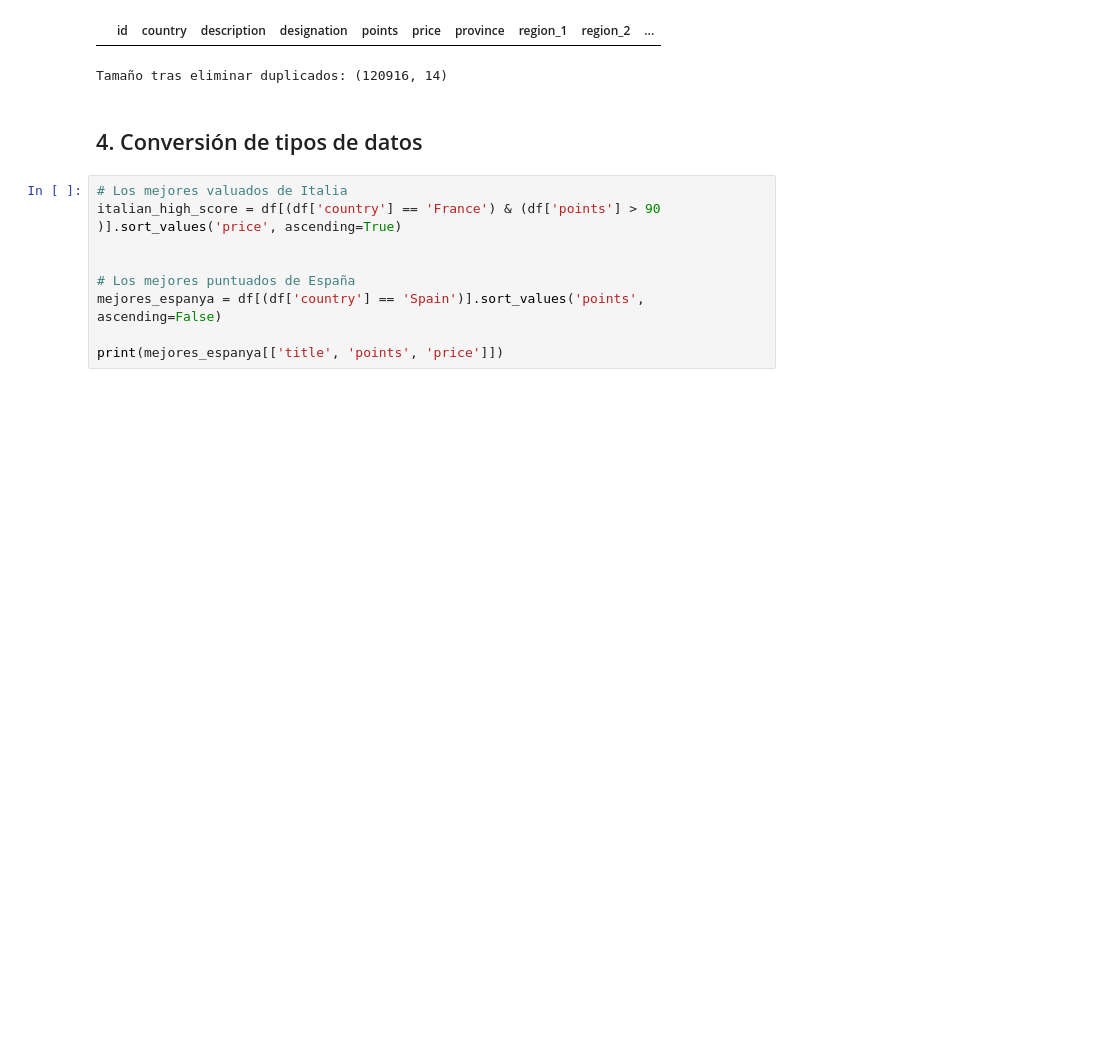
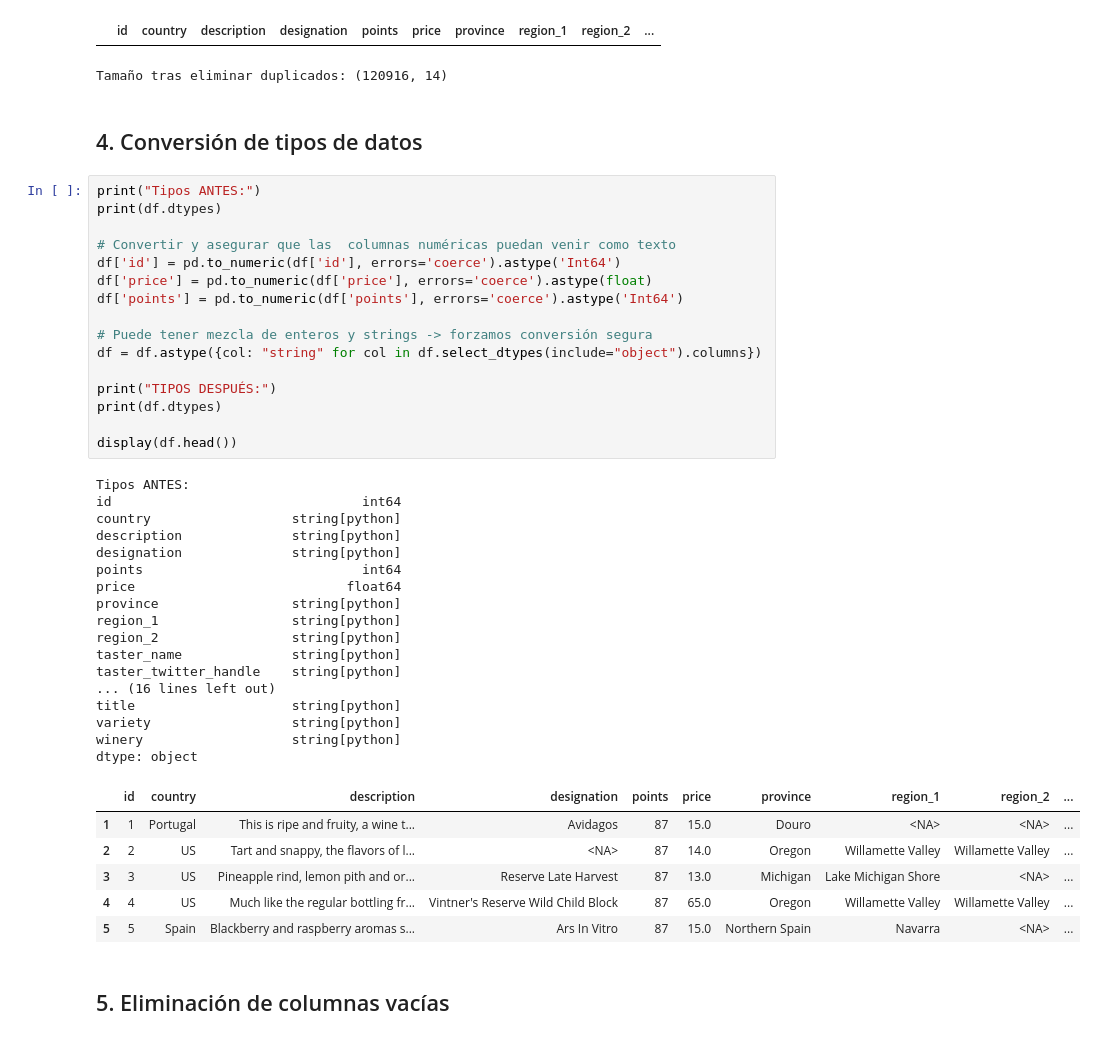
Before and after one commit to Dianathecoder/Wine-Tasting_Dataset, a Jupyter notebook: analisis.ipynb, the cells around one changed output. Saved outputs shown, nothing was run; the diff lists cells and outputs as text; blank space fills up the shorter version.

```diff
--- a/analisis.ipynb
+++ b/analisis.ipynb
@@ -146,11 +109,44 @@ Tamaño tras eliminar duplicados: (120916, 14)
 # %% [markdown]
 ## 4. Conversión de tipos de datos
 # %%
-# Los mejores valuados de Italia
-italian_high_score = df[(df['country'] == 'France') & (df['points'] > 90 )].sort_values('price', ascending=True)
+print("Tipos ANTES:")
+print(df.dtypes)
 
+# Convertir y asegurar que las  columnas numéricas puedan venir como texto
+df['id'] = pd.to_numeric(df['id'], errors='coerce').astype('Int64')
+df['price'] = pd.to_numeric(df['price'], errors='coerce').astype(float)
+df['points'] = pd.to_numeric(df['points'], errors='coerce').astype('Int64')
 
-# Los mejores puntuados de España
-mejores_espanya = df[(df['country'] == 'Spain')].sort_values('points', ascending=False)
+# Puede tener mezcla de enteros y strings -> forzamos conversión segura
+df = df.astype({col: "string" for col in df.select_dtypes(include="object").columns})
 
-print(mejores_espanya[['title', 'points', 'price']])
+print("TIPOS DESPUÉS:")
+print(df.dtypes)
+
+display(df.head())
+# %% [output]
+Tipos ANTES:
+id                                int64
+country                  string[python]
+description              string[python]
+designation              string[python]
+points                            int64
+price                           float64
+province                 string[python]
+region_1                 string[python]
+region_2                 string[python]
+taster_name              string[python]
+taster_twitter_handle    string[python]
+... (16 lines left out)
+title                    string[python]
+variety                  string[python]
+winery                   string[python]
+dtype: object
+|  | id | country | description | designation | points | price | province | region_1 | region_2 | ... |
+| 1 | 1 | Portugal | This is ripe and fruity, a wine t... | Avidagos | 87 | 15.0 | Douro | <NA> | <NA> | ... |
+| 2 | 2 | US | Tart and snappy, the flavors of l... | <NA> | 87 | 14.0 | Oregon | Willamette Valley | Willamette Valley | ... |
+| 3 | 3 | US | Pineapple rind, lemon pith and or... | Reserve Late Harvest | 87 | 13.0 | Michigan | Lake Michigan Shore | <NA> | ... |
+| 4 | 4 | US | Much like the regular bottling fr... | Vintner's Reserve Wild Child Block | 87 | 65.0 | Oregon | Willamette Valley | Willamette Valley | ... |
+| 5 | 5 | Spain | Blackberry and raspberry aromas s... | Ars In Vitro | 87 | 15.0 | Northern Spain | Navarra | <NA> | ... |
+# %% [markdown]
+## 5. Eliminación de columnas vacías
```
Also changed, not shown: parts of 13 cells of this notebook, 1 other file.
